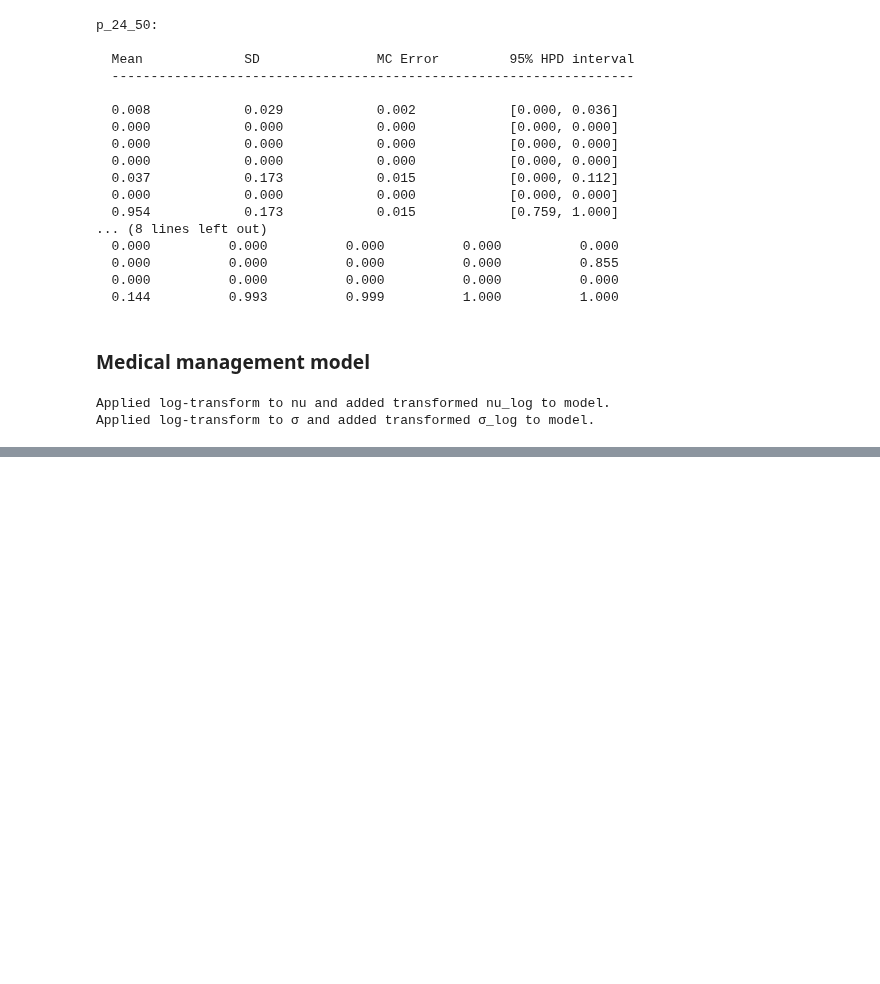
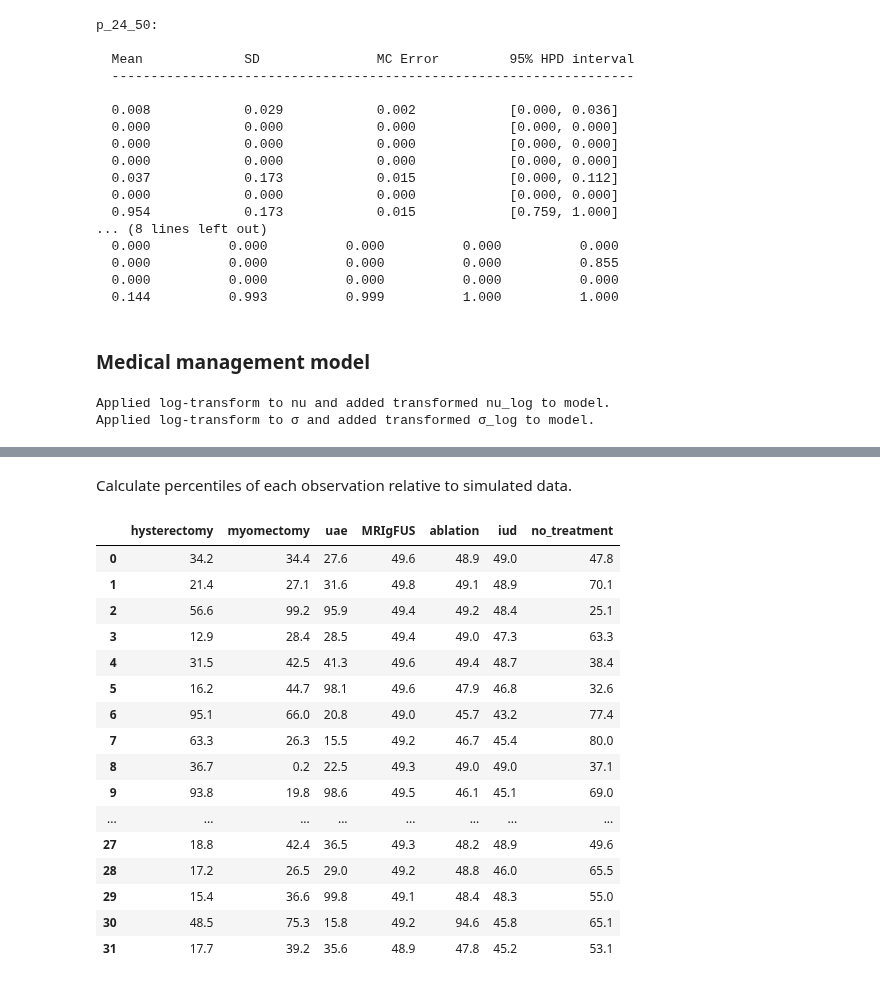
Before and after one commit to VanderbiltPopHealthSci/uterine_fibroids_MA, a Jupyter notebook: UF Interventions Meta-analysis.ipynb, the cells around one changed output, grey strips where cells are left out. Drawn from its saved outputs; the diff is of its cells as text; code cells hidden in the pictures; blank space fills up the shorter version.

```diff
--- a/UF Interventions Meta-analysis.ipynb
+++ b/UF Interventions Meta-analysis.ipynb
@@ -1001,0 +1155,8 @@ pm.summary(trace_med_manage[n_burn:], varnames=['p_24_50'])
+# %%
+ppc_uae = pm.sample_ppc(trace_uae, model=uae_model, samples=500)
+# %%
+intervention_data = dataset[(dataset.intervention_cat=='uae')
+                            & ~dataset[outcome_cats].isnull().sum(axis=1).astype(bool)].copy()
+
+outcomes = intervention_data[[ 'hysterectomy', 'myomectomy', 'uae',
+       'MRIgFUS', 'ablation', 'iud', 'no_treatment']].values
@@ -1001,0 +1165,38 @@ pm.summary(trace_med_manage[n_burn:], varnames=['p_24_50'])
+# %% [markdown]
+Calculate percentiles of each observation relative to simulated data.
+# %%
+percentiles = []
+
+for label in ppc_uae:
+
+    if label.startswith('likelihood'):
+
+        tokens = label.split('_')
+        index = int(tokens[1])
+
+        simvals = ppc_uae[label]
+        obsvals = outcomes[index]
+
+        p = [percentileofscore(s, o).round(2) for s,o in zip(simvals.T, obsvals)]
+
+        percentiles.append(pd.Series(p, index=plot_labels))
+
+pd.concat(percentiles, axis=1).T
+# %% [output]
+|  | hysterectomy | myomectomy | uae | MRIgFUS | ablation | iud | no_treatment |
+| 0 | 34.2 | 34.4 | 27.6 | 49.6 | 48.9 | 49.0 | 47.8 |
+| 1 | 21.4 | 27.1 | 31.6 | 49.8 | 49.1 | 48.9 | 70.1 |
+| 2 | 56.6 | 99.2 | 95.9 | 49.4 | 49.2 | 48.4 | 25.1 |
+| 3 | 12.9 | 28.4 | 28.5 | 49.4 | 49.0 | 47.3 | 63.3 |
+| 4 | 31.5 | 42.5 | 41.3 | 49.6 | 49.4 | 48.7 | 38.4 |
+| 5 | 16.2 | 44.7 | 98.1 | 49.6 | 47.9 | 46.8 | 32.6 |
+| 6 | 95.1 | 66.0 | 20.8 | 49.0 | 45.7 | 43.2 | 77.4 |
+| 7 | 63.3 | 26.3 | 15.5 | 49.2 | 46.7 | 45.4 | 80.0 |
+| 8 | 36.7 | 0.2 | 22.5 | 49.3 | 49.0 | 49.0 | 37.1 |
+| 9 | 93.8 | 19.8 | 98.6 | 49.5 | 46.1 | 45.1 | 69.0 |
+| ... | ... | ... | ... | ... | ... | ... | ... |
+| 27 | 18.8 | 42.4 | 36.5 | 49.3 | 48.2 | 48.9 | 49.6 |
+| 28 | 17.2 | 26.5 | 29.0 | 49.2 | 48.8 | 46.0 | 65.5 |
+| 29 | 15.4 | 36.6 | 99.8 | 49.1 | 48.4 | 48.3 | 55.0 |
+| 30 | 48.5 | 75.3 | 15.8 | 49.2 | 94.6 | 45.8 | 65.1 |
+| 31 | 17.7 | 39.2 | 35.6 | 48.9 | 47.8 | 45.2 | 53.1 |
```
Also changed, not shown: parts of 36 cells of this notebook.
